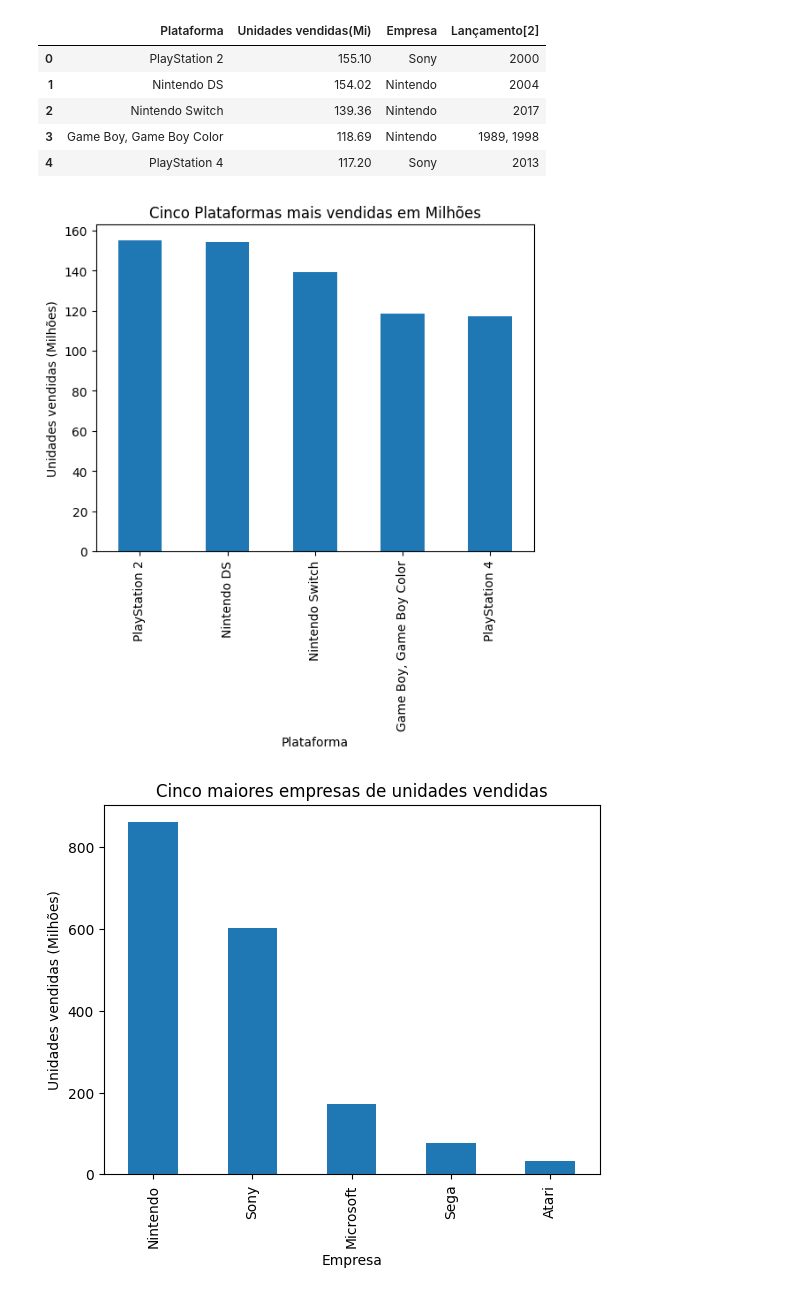
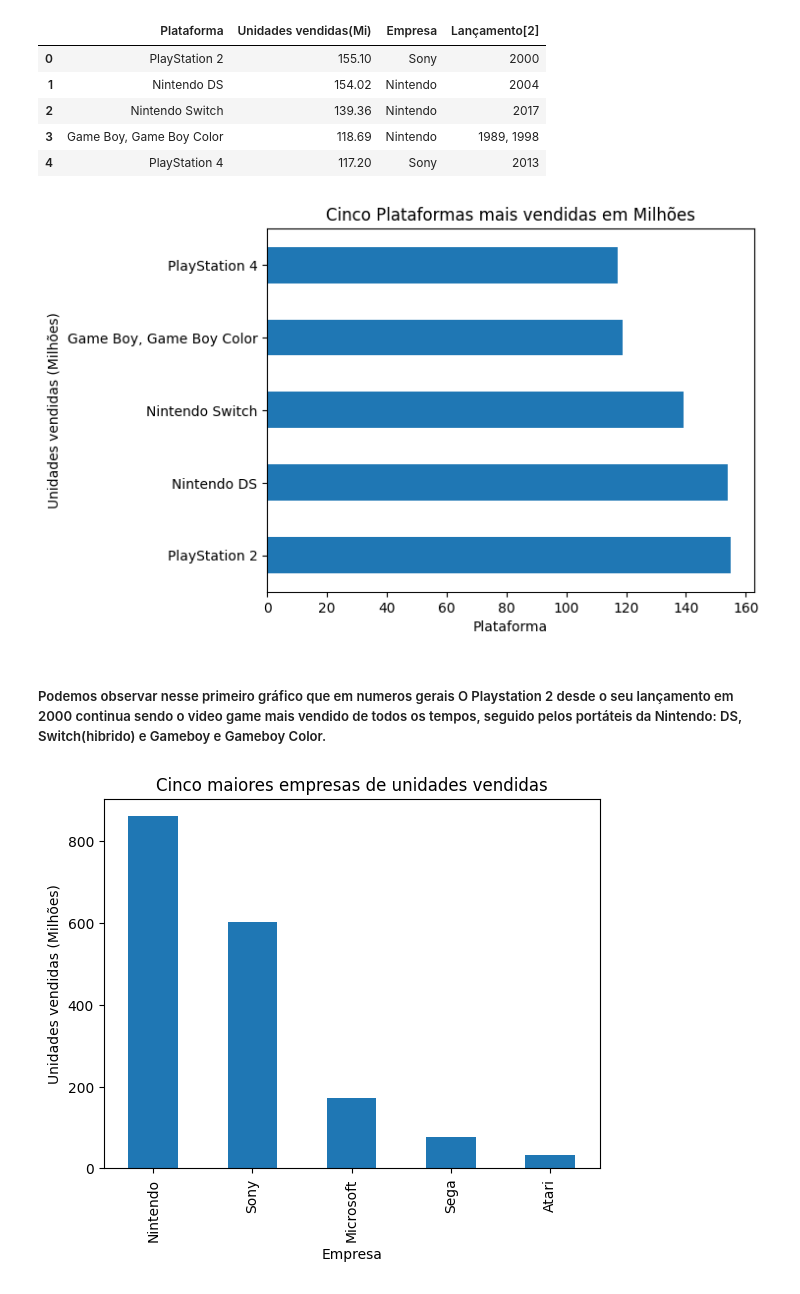
Before and after one commit to LeMorelli-py/Analise-de-dados---Video-games, a Jupyter notebook: main.ipynb, the cells around one changed output. Saved outputs shown, nothing was run; the diff lists cells and outputs as text; code cells hidden in the pictures.

```diff
--- a/main.ipynb
+++ b/main.ipynb
@@ -273,13 +273,15 @@ top5
 | 3 | Game Boy, Game Boy Color | 118.69 | Nintendo | 1989, 1998 |
 | 4 | PlayStation 4 | 117.20 | Sony | 2013 |
 # %%
-top5.plot(x='Plataforma', y='Unidades vendidas(Mi)', kind='bar', legend=False)
+top5.plot(x='Plataforma', y='Unidades vendidas(Mi)', kind='barh', legend=False)
 plt.xlabel('Plataforma')
 plt.ylabel('Unidades vendidas (Milhões)')
 plt.title('Cinco Plataformas mais vendidas em Milhões')
 plt.show()
 # %% [output]
-[figure, old version]
+[figure, new version]
+# %% [markdown]
+##### Podemos observar nesse primeiro gráfico que em numeros gerais O Playstation 2 desde o seu lançamento em 2000 continua sendo o video game mais vendido de todos os tempos, seguido pelos portáteis da Nintendo: DS, Switch(hibrido) e Gameboy e Gameboy Color.
 # %%
 top5_empresas = df_empresas.head(5)
 top5_empresas.plot(x='Empresa', y='Unidades vendidas(Mi)', kind='bar', legend=False)
```
Also changed, not shown: parts of 34 cells of this notebook, 1 other file.
